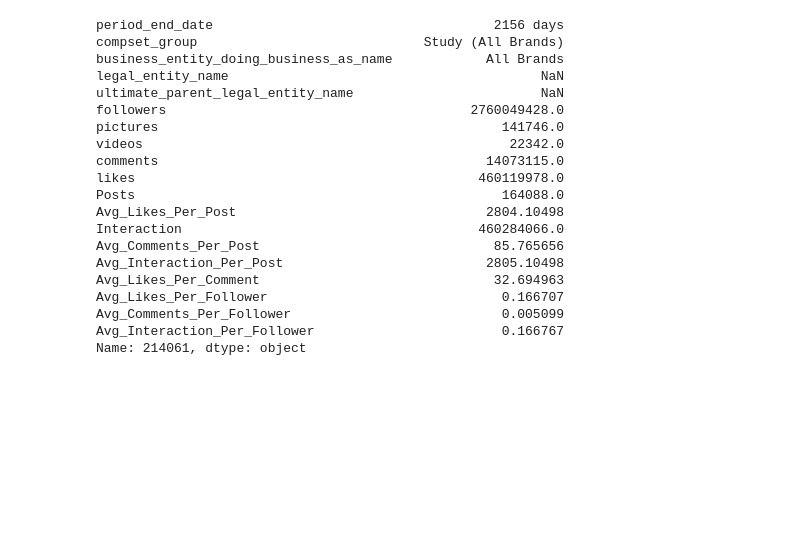
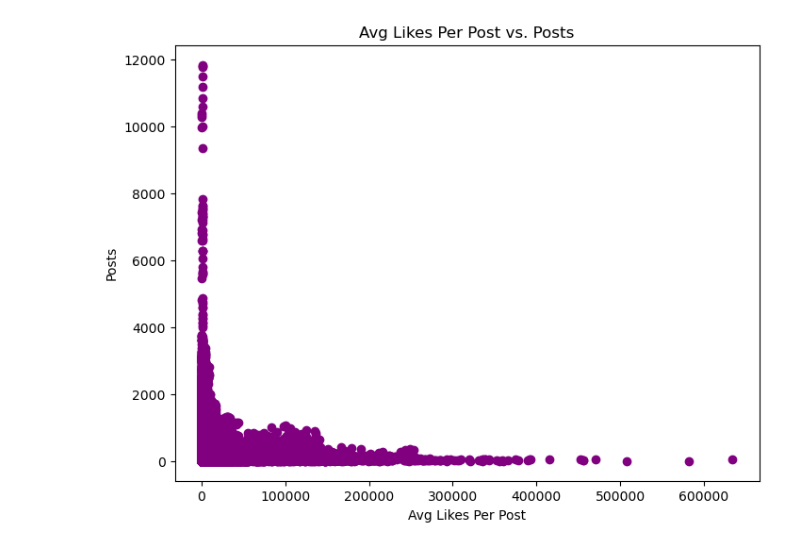
Before and after one commit to lerchal1/21_Datathon_2024, a Jupyter notebook: plots.ipynb, the cells around one changed output. Saved outputs shown, nothing was run; the diff lists cells and outputs as text; code cells hidden in the pictures; blank space fills up the shorter version.

```diff
--- a/plots.ipynb
+++ b/plots.ipynb
@@ -51,23 +46,10 @@ df[df["pictures"] == df["pictures"].max()].index[0]
-# %%
-df.iloc[214061]
-# %% [output]
-period_end_date                                    2156 days
-compset_group                             Study (All Brands)
-business_entity_doing_business_as_name            All Brands
-legal_entity_name                                        NaN
-ultimate_parent_legal_entity_name                        NaN
-followers                                       2760049428.0
-pictures                                            141746.0
-videos                                               22342.0
-comments                                          14073115.0
-likes                                            460119978.0
-Posts                                               164088.0
-Avg_Likes_Per_Post                                2804.10498
-Interaction                                      460284066.0
-Avg_Comments_Per_Post                              85.765656
-Avg_Interaction_Per_Post                          2805.10498
-Avg_Likes_Per_Comment                              32.694963
-Avg_Likes_Per_Follower                              0.166707
-Avg_Comments_Per_Follower                           0.005099
-Avg_Interaction_Per_Follower                        0.166767
-Name: 214061, dtype: object
+# %%
+#Avg_Likes_Per_Post vs. Posts
+plt.figure(figsize=(8, 6))
+plt.scatter(df['Avg_Likes_Per_Post'], df['Posts'], color='purple')
+plt.title('Avg Likes Per Post vs. Posts')
+plt.xlabel('Avg Likes Per Post')
+plt.ylabel('Posts')
+plt.show()
+# %% [output]
+[figure, added]
```
Also changed, not shown: parts of 9 cells of this notebook.
